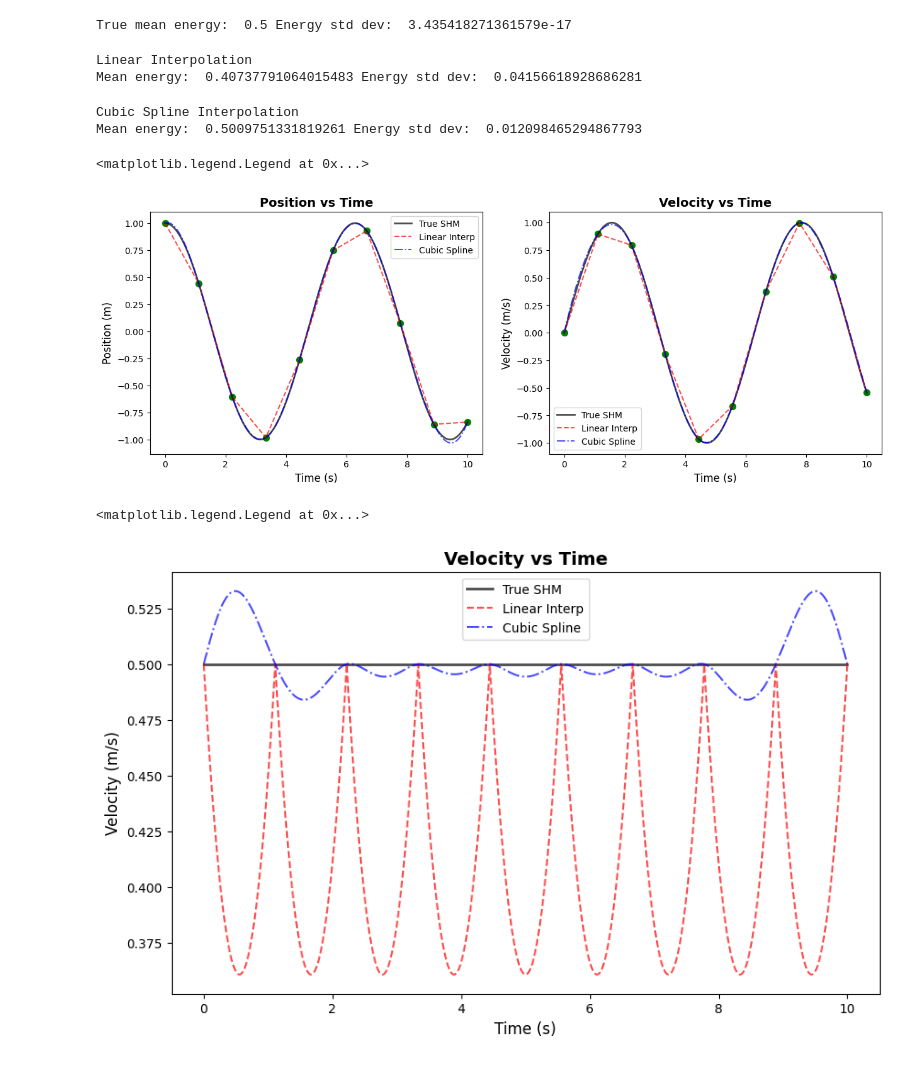
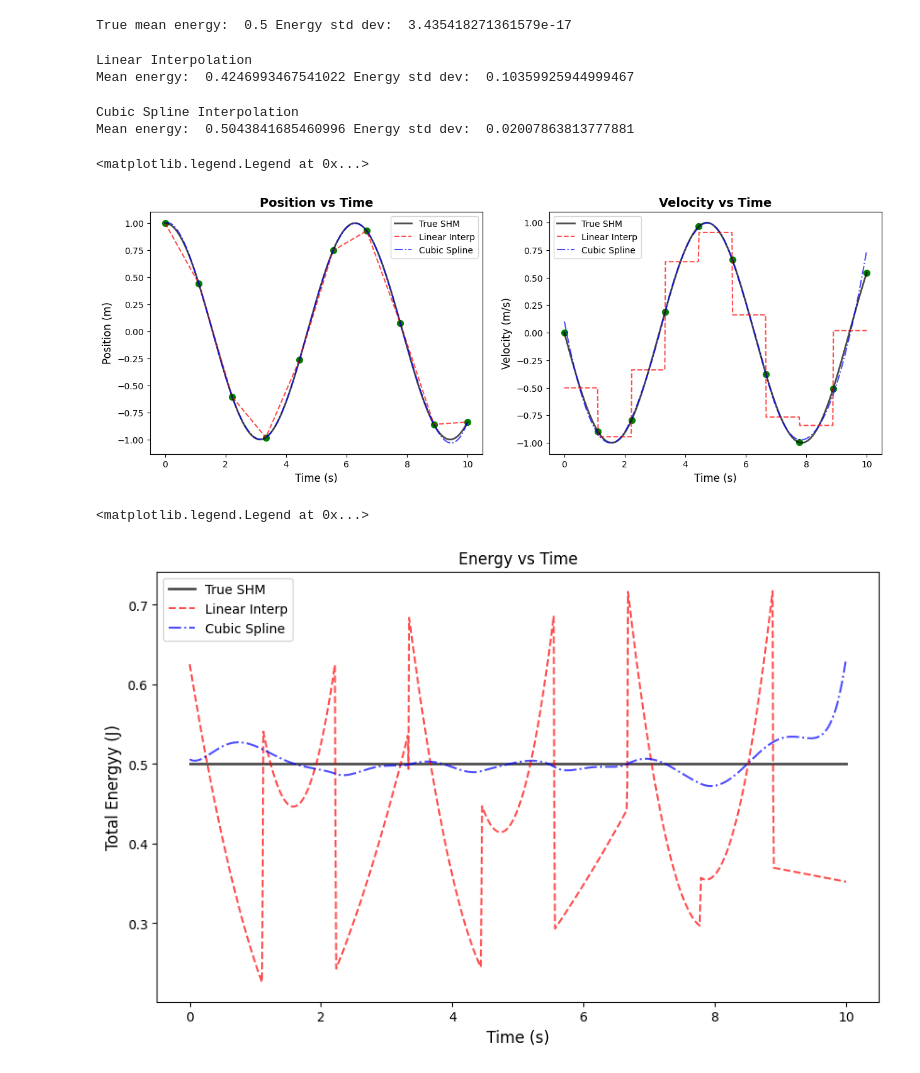
Before and after one commit to Aradhikaaa/Interpolation, a Jupyter notebook: hw1.ipynb, the cells around one changed output. Saved outputs shown, nothing was run; the diff lists cells and outputs as text; code cells hidden in the pictures.

```diff
--- a/hw1.ipynb
+++ b/hw1.ipynb
@@ -140,7 +127,7 @@ plt.legend()
     return x
 
 def func_v(t, A=1, omega=1):
-    v = A*omega*np.sin(omega*t)
+    v = - A*omega*np.sin(omega*t)
     return v
 # %%
 t=np.linspace(0,10,10)
@@ -162,9 +149,7 @@ True mean energy:  0.5 Energy std dev:  3.435418271361579e-17
 
 g=interpolating_function(t,x)
 x_new = [g(xi) for xi in t_new]
-
-h=interpolating_function(t,v)
-v_new = [h(xi) for xi in t_new]
+v_new = np.gradient(x_new, t_new)
 
 # Calculating Energy
 
@@ -177,15 +162,13 @@ print("Linear Interpolation")
 print("Mean energy: ", np.mean(E_new), "Energy std dev: ", np.std(E_new))
 # %% [output]
 Linear Interpolation
-Mean energy:  0.40737791064015483 Energy std dev:  0.04156618928686281
+Mean energy:  0.4246993467541022 Energy std dev:  0.10359925944999467
 # %%
 # Cubic Spline Interpolation
 
 cs = CubicSpline(t, x)
 x_new_cs = cs(t_new)
-
-cs = CubicSpline(t, v)
-v_new_cs= cs(t_new)
+v_new_cs= np.gradient(x_new_cs, t_new)
 
 E_new_cs = 0.5*x_new_cs**2 + 0.5*v_new_cs**2
 
@@ -193,7 +176,7 @@ print("Cubic Spline Interpolation")
 print("Mean energy: ", np.mean(E_new_cs), "Energy std dev: ", np.std(E_new_cs))
 # %% [output]
 Cubic Spline Interpolation
-Mean energy:  0.5009751331819261 Energy std dev:  0.012098465294867793
+Mean energy:  0.5043841685460996 Energy std dev:  0.02007863813777881
 # %%
 # Position vs Time and Velocity vs Time
 
@@ -218,19 +201,18 @@ axes[1].set_title('Velocity vs Time', fontsize=14, fontweight='bold')
 axes[1].legend()
 # %% [output]
 <matplotlib.legend.Legend at 0x...>
-[figure, old version]
+[figure, new version]
 # %%
 # Energy vs Time
-
 
 plt.figure(figsize=(10,6))
 plt.plot(t_new, E_true, 'k-', linewidth=2, label='True SHM',alpha=0.7)
 plt.plot(t_new, E_new, 'r--', linewidth=1.5, label='Linear Interp', alpha=0.7)
 plt.plot(t_new, E_new_cs, 'b-.', linewidth=1.5, label='Cubic Spline', alpha=0.7)
 plt.xlabel('Time (s)', fontsize=12)
-plt.ylabel('Energyy (m/s)', fontsize=12)
-plt.title(Energy vs Time', fontsize=14, fontweight='bold')
+plt.ylabel('Total Energyy (J)', fontsize=12)
+plt.title("Energy vs Time")
 plt.legend()
 # %% [output]
 <matplotlib.legend.Legend at 0x...>
-[figure, old version]
+[figure, new version]
```
Also changed, not shown: parts of 14 cells of this notebook.
